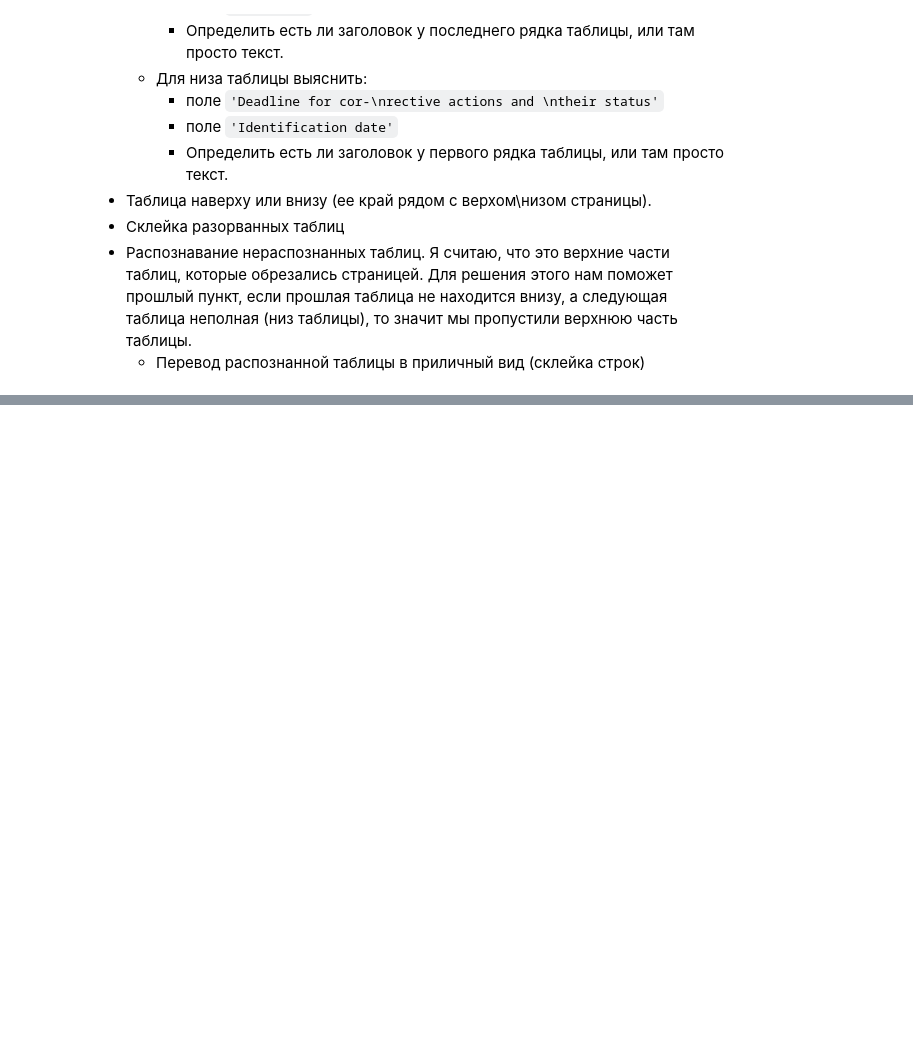
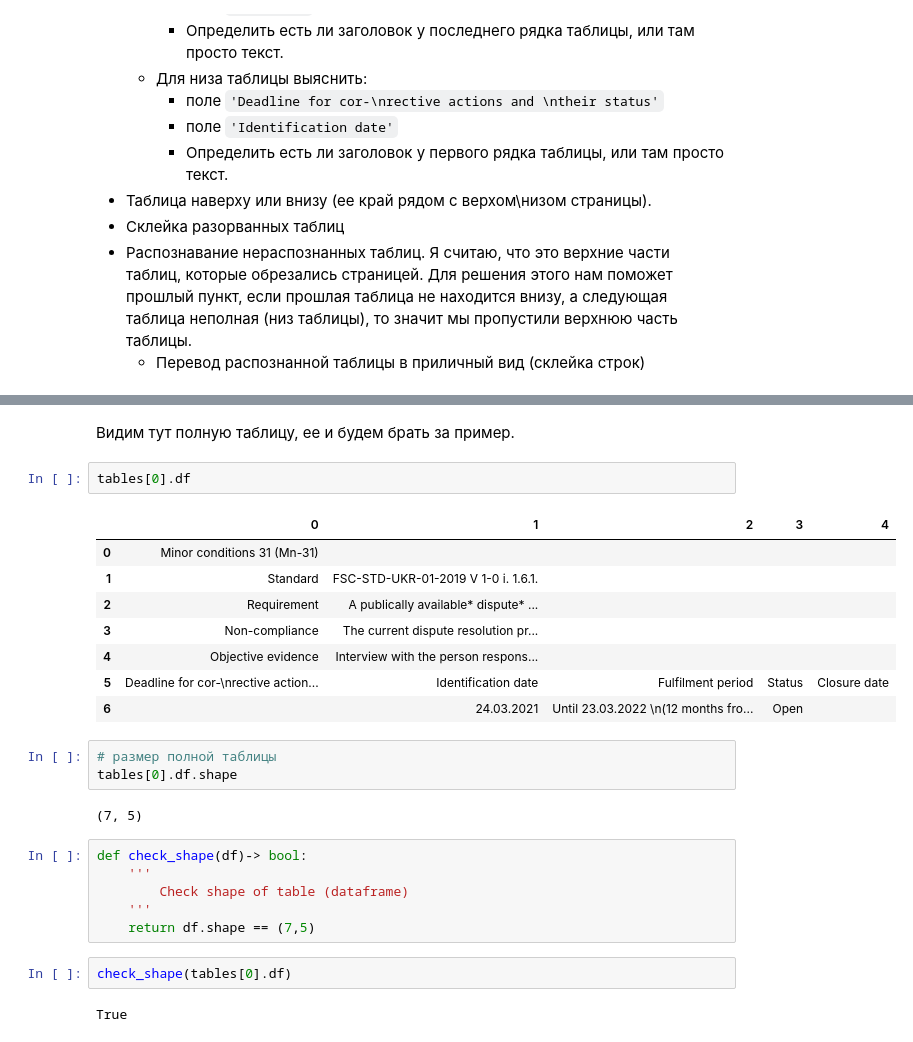
Before and after one commit to AlKravets/FSC-Summary-parser, a Jupyter notebook: Research/Work with first type of docs.ipynb, the cells around one changed output, grey strips where cells are left out. Drawn from its saved outputs; the diff is of its cells as text; blank space fills up the shorter version.

```diff
--- a/Research/Work with first type of docs.ipynb
+++ b/Research/Work with first type of docs.ipynb
@@ -249,0 +260,28 @@ tables[0].df[0][3]
+# %% [markdown]
+Видим тут полную таблицу, ее и будем брать за пример.
+# %%
+tables[0].df
+# %% [output]
+|  | 0 | 1 | 2 | 3 | 4 |
+| 0 | Minor conditions 31 (Mn-31) |  |  |  |  |
+| 1 | Standard | FSC-STD-UKR-01-2019 V 1-0 i. 1.6.1. |  |  |  |
+| 2 | Requirement | A publically available* dispute* ... |  |  |  |
+| 3 | Non-compliance | The current dispute resolution pr... |  |  |  |
+| 4 | Objective evidence | Interview with the person respons... |  |  |  |
+| 5 | Deadline for cor-\nrective action... | Identification date | Fulfilment period | Status | Closure date |
+| 6 |  | 24.03.2021 | Until 23.03.2022 \n(12 months fro... | Open |  |
+# %%
+# размер полной таблицы
+tables[0].df.shape
+# %% [output]
+(7, 5)
+# %%
+def check_shape(df)-> bool:
+    '''
+        Check shape of table (dataframe)
+    '''
+    return df.shape == (7,5)
+# %%
+check_shape(tables[0].df)
+# %% [output]
+True
```
Also changed, not shown: parts of 21 cells of this notebook.
